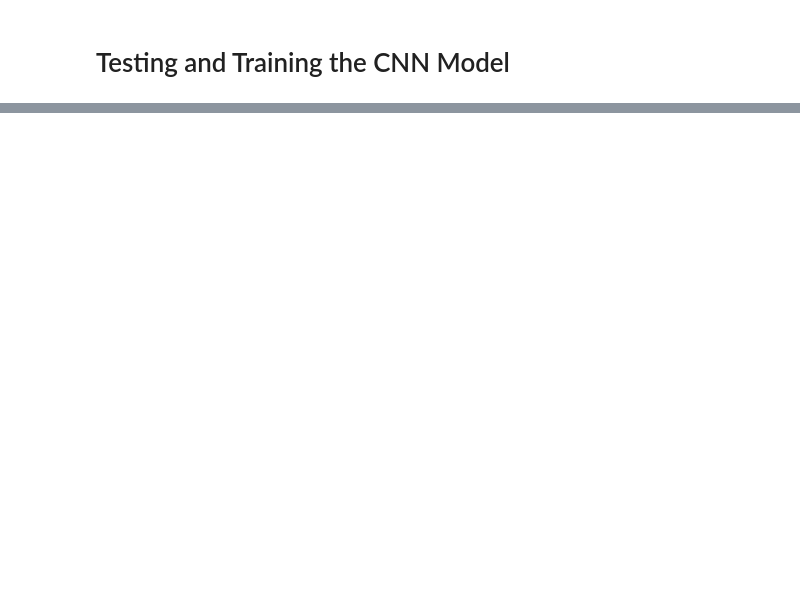
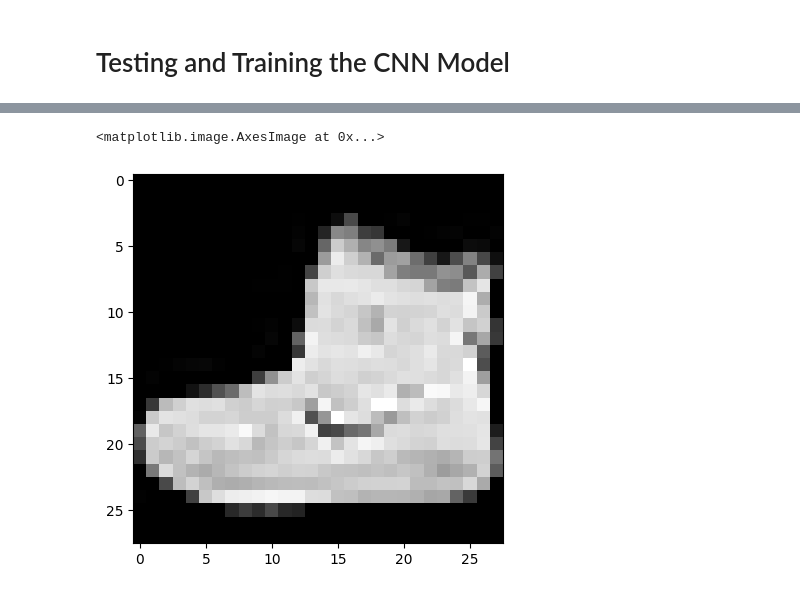
Before and after one commit to julianl11/projektarbeit_1, a Jupyter notebook: 03_computer_vision_torch.ipynb, the cells around one changed output, grey strips where cells are left out. Cells and saved outputs as stored; diff of their text form; code cells hidden in the pictures; blank space fills up the shorter version.

```diff
--- a/03_computer_vision_torch.ipynb
+++ b/03_computer_vision_torch.ipynb
@@ -758,0 +784,5 @@ eval_model(model_3, test_dataloader, loss_fn, accuracy_fn)
+# %%
+plt.imshow(image.squeeze(), cmap="grey")
+# %% [output]
+<matplotlib.image.AxesImage at 0x...>
+[figure, added]
```
Also changed, not shown: parts of 49 cells of this notebook.
